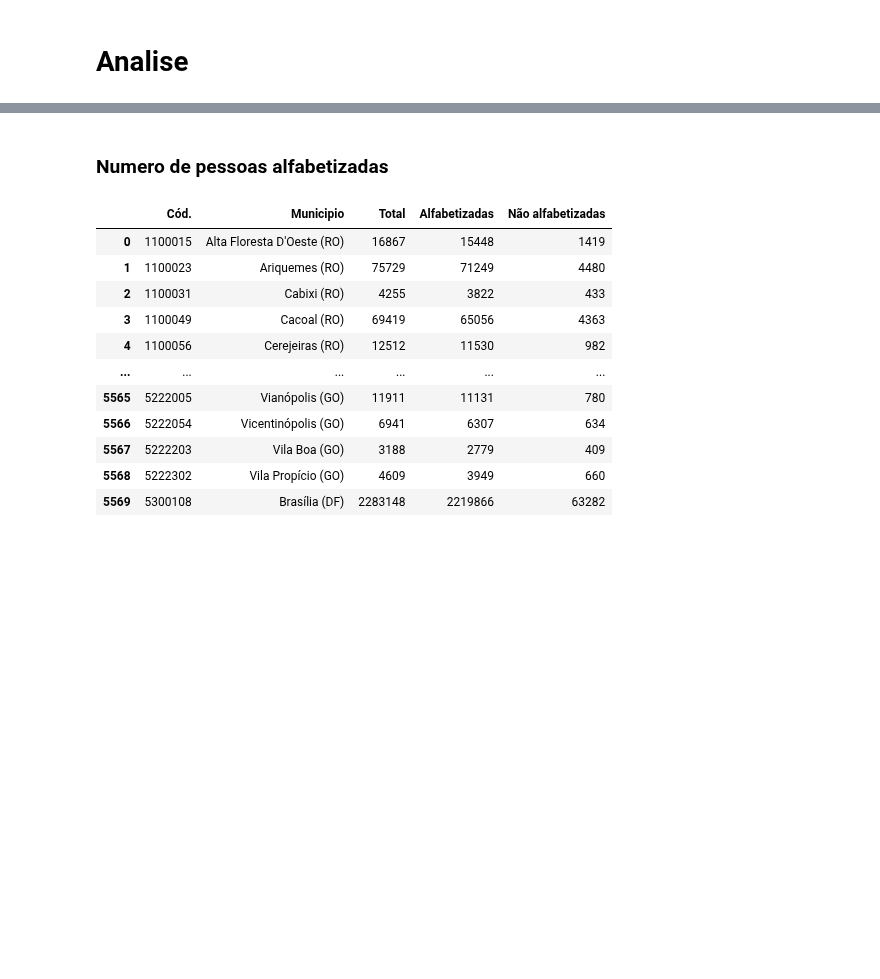
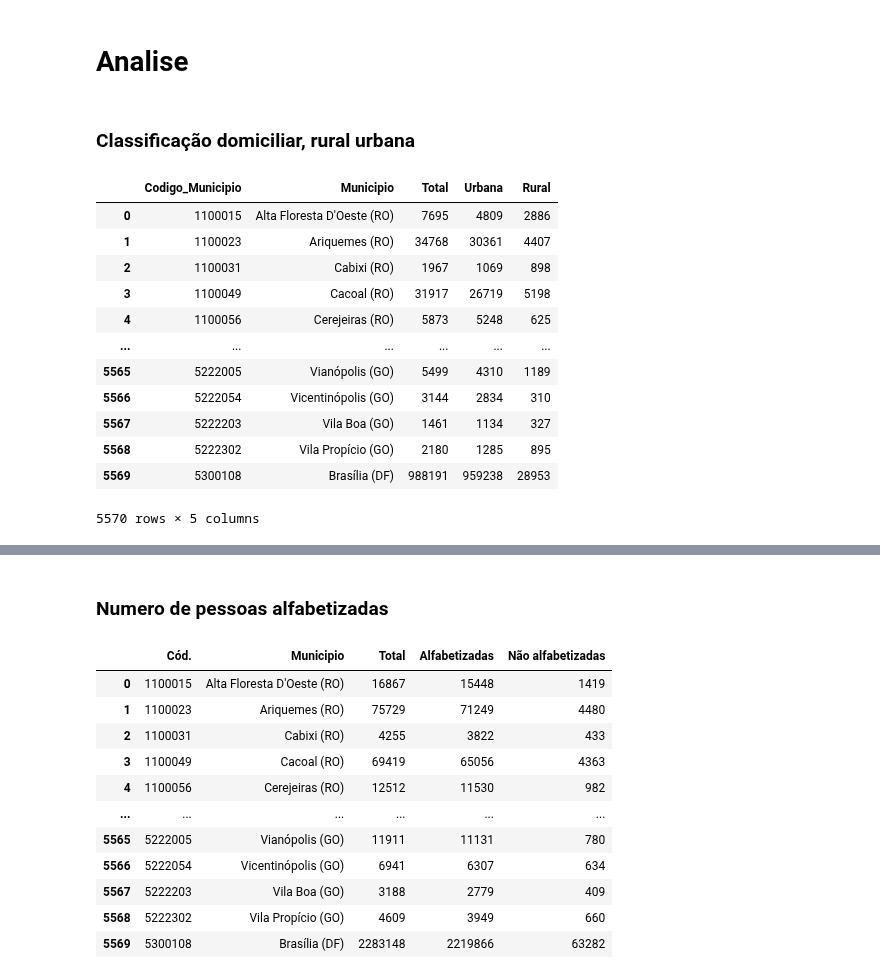
Before and after one commit to AHChaves/IC-InSAN, a Jupyter notebook: Integracao/integracao_2022.ipynb, the cells around one changed output, grey strips where cells are left out. Cells and saved outputs as stored; diff of their text form; code cells hidden in the pictures; blank space fills up the shorter version.

```diff
--- a/Integracao/integracao_2022.ipynb
+++ b/Integracao/integracao_2022.ipynb
@@ -42,2 +44,20 @@ n_alfabetizados = pd.read_excel("../dataset/Social/Escolaridade/numero de pessoa
 # %% [markdown]
 # Analise
+# %% [markdown]
+### Classificação domiciliar, rural urbana
+# %%
+class_ru_ur
+# %% [output]
+|  | Codigo_Municipio | Municipio | Total | Urbana | Rural |
+| 0 | 1100015 | Alta Floresta D'Oeste (RO) | 7695 | 4809 | 2886 |
+| 1 | 1100023 | Ariquemes (RO) | 34768 | 30361 | 4407 |
+| 2 | 1100031 | Cabixi (RO) | 1967 | 1069 | 898 |
+| 3 | 1100049 | Cacoal (RO) | 31917 | 26719 | 5198 |
+| 4 | 1100056 | Cerejeiras (RO) | 5873 | 5248 | 625 |
+| ... | ... | ... | ... | ... | ... |
+| 5565 | 5222005 | Vianópolis (GO) | 5499 | 4310 | 1189 |
+| 5566 | 5222054 | Vicentinópolis (GO) | 3144 | 2834 | 310 |
+| 5567 | 5222203 | Vila Boa (GO) | 1461 | 1134 | 327 |
+| 5568 | 5222302 | Vila Propício (GO) | 2180 | 1285 | 895 |
+| 5569 | 5300108 | Brasília (DF) | 988191 | 959238 | 28953 |
+5570 rows × 5 columns
```
Also changed, not shown: parts of 8 cells of this notebook, 1 other file.
